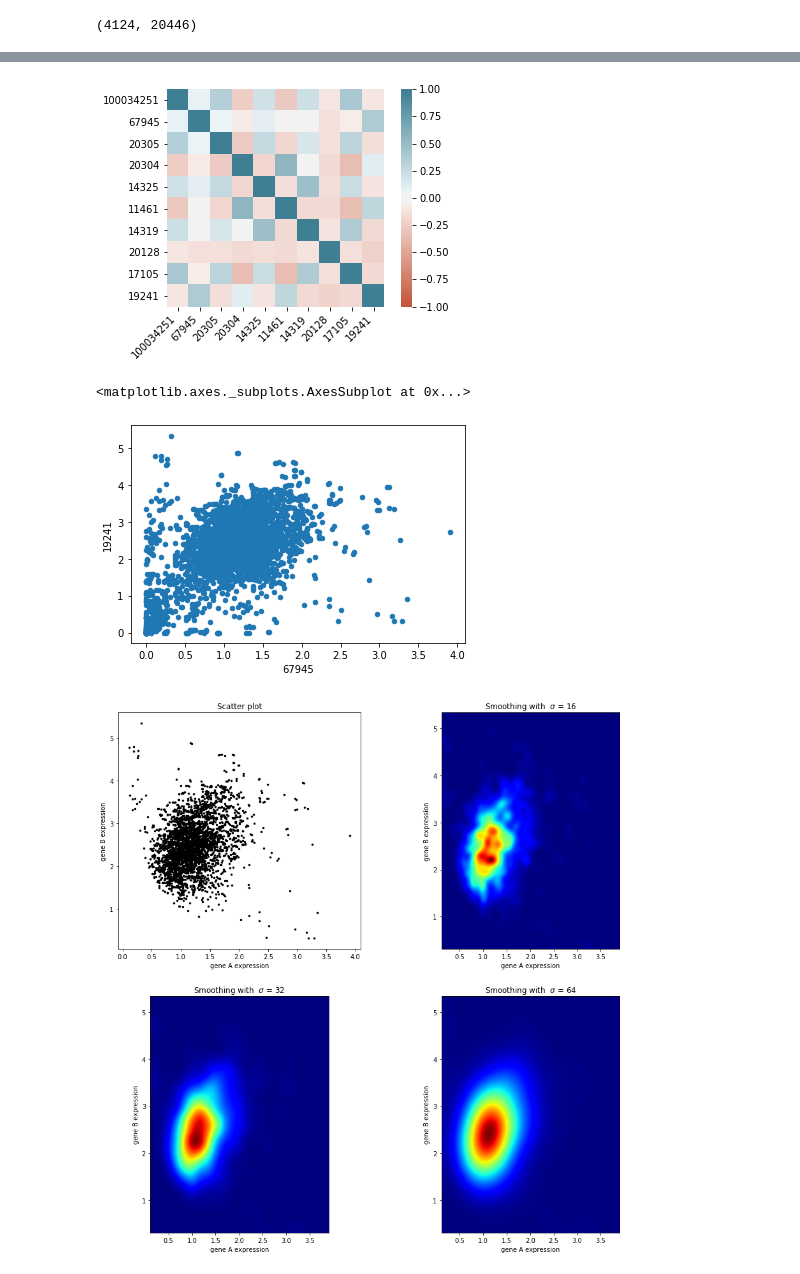
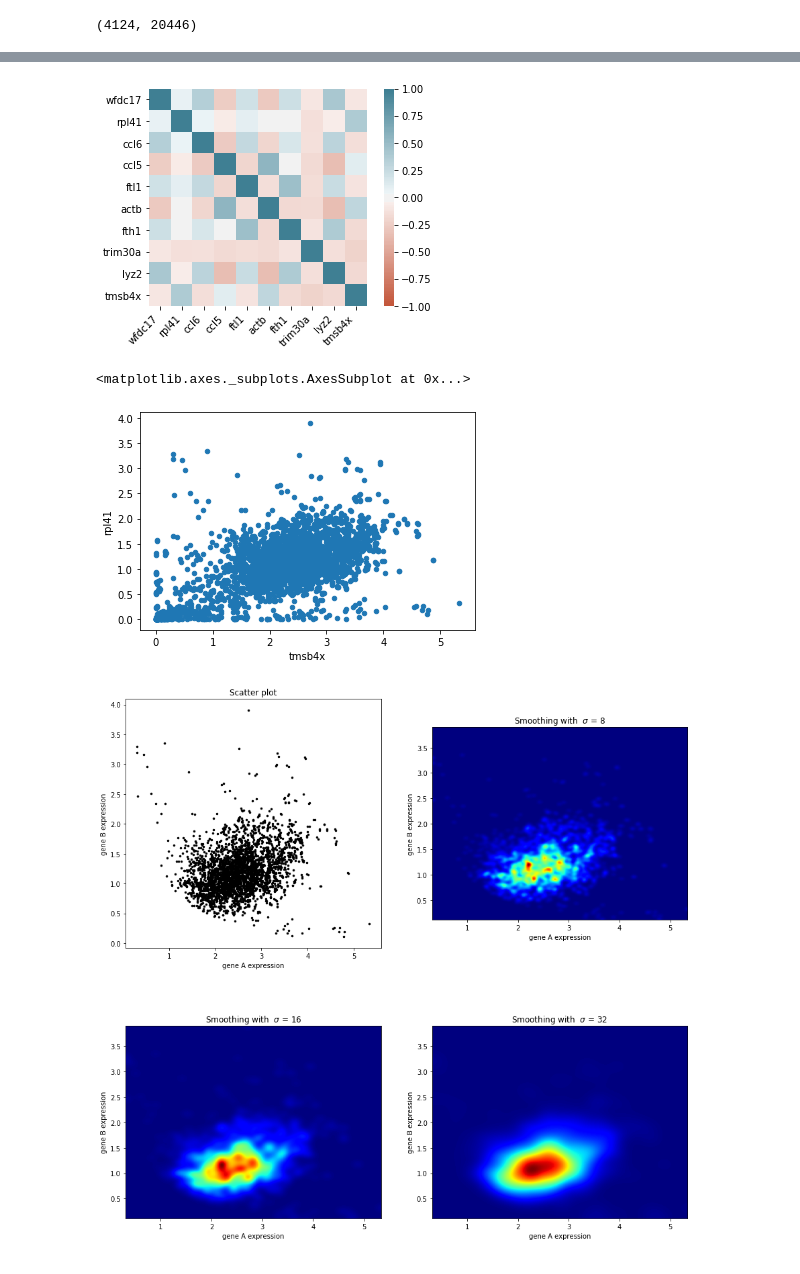
Before and after one commit to moqri/deep_cell, a Jupyter notebook: CNNC/naseq2image_cnnc.ipynb, the cells around one changed output, grey strips where cells are left out. Saved outputs shown, nothing was run; the diff lists cells and outputs as text; code cells hidden in the pictures.

```diff
--- a/CNNC/naseq2image_cnnc.ipynb
+++ b/CNNC/naseq2image_cnnc.ipynb
@@ -23,3 +30,6 @@ dendritic/exprMatri 100%[===================>] 644.59M  84.3MB/s    in 7.9s
 import numpy as np
 import pandas as pd
 import h5py
+# %%
+genes= pd.read_table(folder+"/genes.txt",index_col=1,header=None,names=['gene', 'id'],delimiter=' ')
+genes.head()
@@ -29,3 +47,6 @@ expression_df.index.rename('cell_id',inplace=1)
 expression_df.shape
 # %% [output]
 (4126, 20463)
+# %%
+gene_names=[genes['gene'].ix[id] for id in expression_df.columns.values]
+expression_df.columns=gene_names
@@ -140,15 +169,15 @@ ax.set_xticklabels(
     horizontalalignment='right'
 );
 # %% [output]
-[figure, old version]
+[figure, new version]
 # %%
-gene_a=67945
-gene_b=19241
+gene_a='tmsb4x'
+gene_b='rpl41'
 # %%
 np.log2(expression_df_top+1).plot.scatter(gene_a,gene_b)
 # %% [output]
 <matplotlib.axes._subplots.AxesSubplot at 0x...>
-[figure, old version]
+[figure, new version]
 # %%
 d=expression_df_top[[gene_a,gene_b]]
 d=d[d[gene_a]*d[gene_b]>1]
@@ -160,32 +189,32 @@ import numpy as np
 import matplotlib.pyplot as plt
 import matplotlib.cm as cm
 from scipy.ndimage.filters import gaussian_filter
 
 
 def myplot(x, y, s, bins=1000):
     heatmap, xedges, yedges = np.histogram2d(x, y, bins=bins)
     heatmap = gaussian_filter(heatmap, sigma=s)
     extent = [xedges[0], xedges[-1], yedges[0], yedges[-1]]
     return heatmap.T, extent
 
 
 fig, axs = plt.subplots(2, 2,figsize=(15,15))
 
 
 # Generate some test data
 
-sigmas = [0, 16, 32, 64]
+sigmas = [0, 8, 16, 32]
 
 for ax, s in zip(axs.flatten(), sigmas):
     ax.set(xlabel='gene A expression', ylabel='gene B expression')
     if s == 0:
         ax.plot(x, y, 'k.', markersize=5)
         ax.set_title("Scatter plot")
     else:
         img, extent = myplot(x, y, s)
         ax.imshow(img, extent=extent, origin='lower', cmap=cm.jet)
         ax.set_title("Smoothing with  $\sigma$ = %d" % s)
 
 plt.show()
 # %% [output]
-[figure, old version]
+[figure, new version]
```
Also changed, not shown: parts of 10 cells of this notebook.
